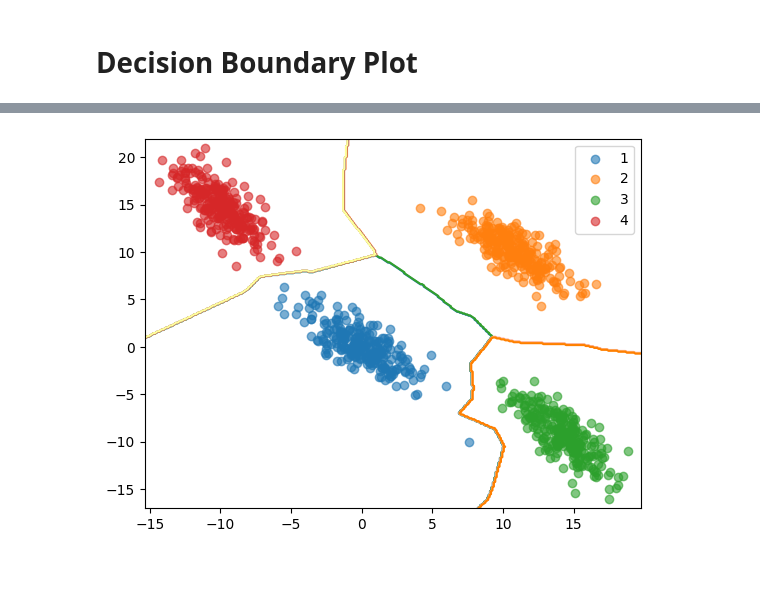
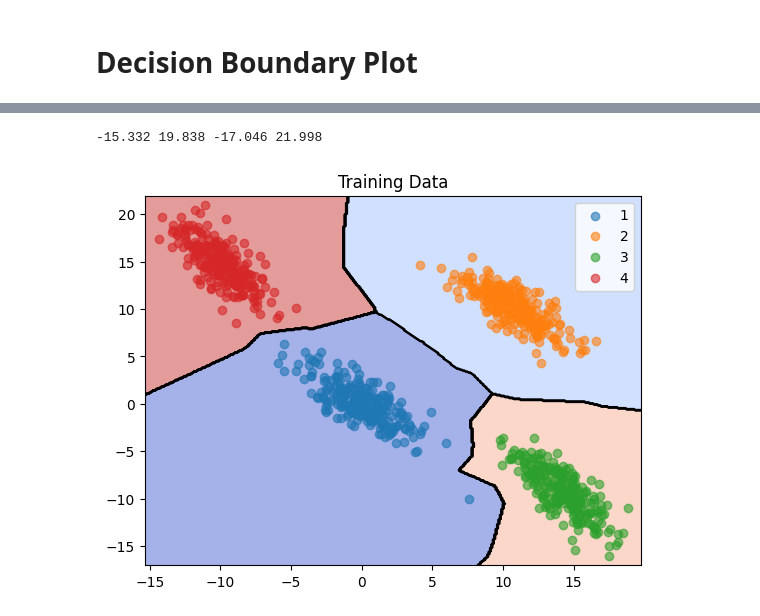
Before and after one commit to amankushwaha25/CS401-IML-Assignment, a Jupyter notebook: main.ipynb, the cells around one changed output, grey strips where cells are left out. Drawn from its saved outputs; the diff is of its cells as text; code cells hidden in the pictures; blank space fills up the shorter version.

```diff
--- a/main.ipynb
+++ b/main.ipynb
@@ -95,10 +89,26 @@ print(min1,max1,min2,max2)
 # %%
-#define all the range
+#defining the boundaries of the domain
+def decision_plot(df, classifier, title = "Traing Data"):
+    min1, max1 = df.iloc[:,0].min()-1, df.iloc[:,0].max()+1
+    min2, max2 = df.iloc[:,1].min()-1, df.iloc[:,1].max()+1
+    print(min1,max1,min2,max2)
+    #define all the range
 
-x1grid = np.arange(min1, max1, 0.1)
-x2grid = np.arange(min2, max2, 0.1)
+    x1grid = np.arange(min1, max1, 0.1)
+    x2grid = np.arange(min2, max2, 0.1)
 
-xx, yy = np.meshgrid(x1grid, x2grid)
+    xx, yy = np.meshgrid(x1grid, x2grid)
 
-r1, r2 = xx.flatten(), yy.flatten()
-r1, r2 = r1.reshape((len(r1), 1)), r2.reshape((len(r2), 1))
+    r1, r2 = xx.flatten(), yy.flatten()
+    r1, r2 = r1.reshape((len(r1), 1)), r2.reshape((len(r2), 1))
+    grid = np.hstack((r1,r2))
+    yhat = classifier.predict(grid)
+    zz = yhat.reshape(xx.shape)
+    plt.contour(xx, yy, zz, colors='k')
+    plt.contourf(xx, yy, zz, cmap='coolwarm', alpha=0.5)
+    groups = df.groupby('className')
+    for name, group in groups:
+        plt.scatter(group.col1, group.col2, marker='o', label=name, alpha=0.6)
+    plt.title(title)
+    plt.legend()
+    plt.show()
@@ -111,9 +115,6 @@ zz = yhat.reshape(xx.shape)
-# %%
-plt.contour(xx, yy, zz, cmap='Paired')
-groups = df.groupby('className')
-for name, group in groups:
-    plt.scatter(group.col1, group.col2, marker='o', label=name, alpha=0.6)
-plt.legend()
-plt.show()
-# %% [output]
-[figure, removed]
+# %%
+#Decision Plot of all training data imposed
+decision_plot(df, nn_classifier, title = "Training Data")
+# %% [output]
+-15.332 19.838 -17.046 21.998
+[figure, added]
```
Also changed, not shown: parts of 15 cells of this notebook.
